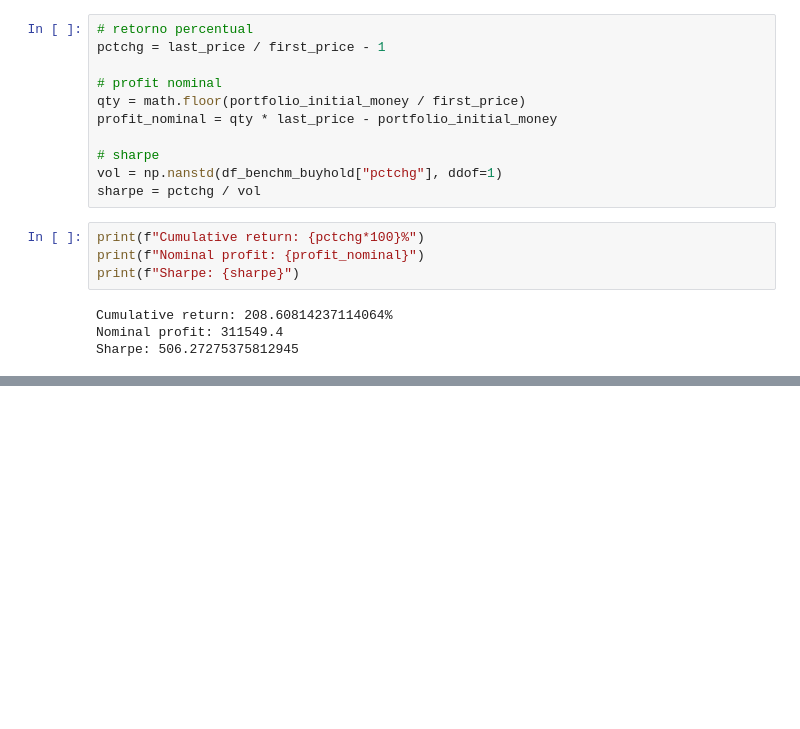
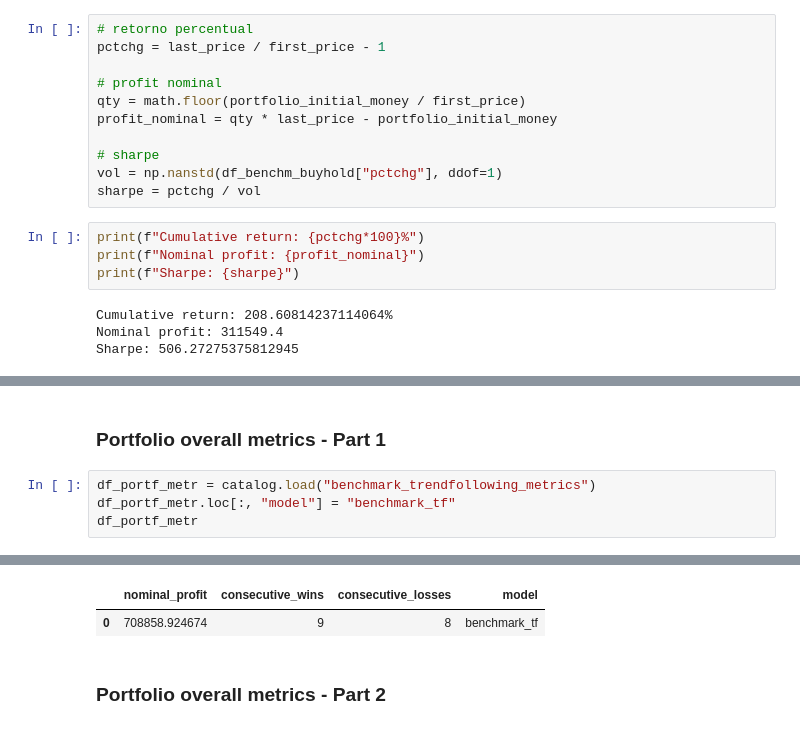
Before and after one commit to gpalazzo/crypto_msc_thesis, a Jupyter notebook: notebooks/results/benchmark_performance.ipynb, the cells around one changed output, grey strips where cells are left out. Cells and saved outputs as stored; diff of their text form; blank space fills up the shorter version.

```diff
--- a/notebooks/results/benchmark_performance.ipynb
+++ b/notebooks/results/benchmark_performance.ipynb
@@ -51,0 +115,7 @@ Sharpe: 506.27275375812945
+# %% [markdown]
+### Portfolio overall metrics - Part 1
+# %%
+df_portf_metr = catalog.load("benchmark_trendfollowing_metrics")
+df_portf_metr.loc[:, "model"] = "benchmark_tf"
+df_portf_metr
+# %% [output]
@@ -51,0 +123,4 @@ Sharpe: 506.27275375812945
+|  | nominal_profit | consecutive_wins | consecutive_losses | model |
+| 0 | 708858.924674 | 9 | 8 | benchmark_tf |
+# %% [markdown]
+### Portfolio overall metrics - Part 2
```
Also changed, not shown: parts of 13 cells of this notebook, 5 other files.
